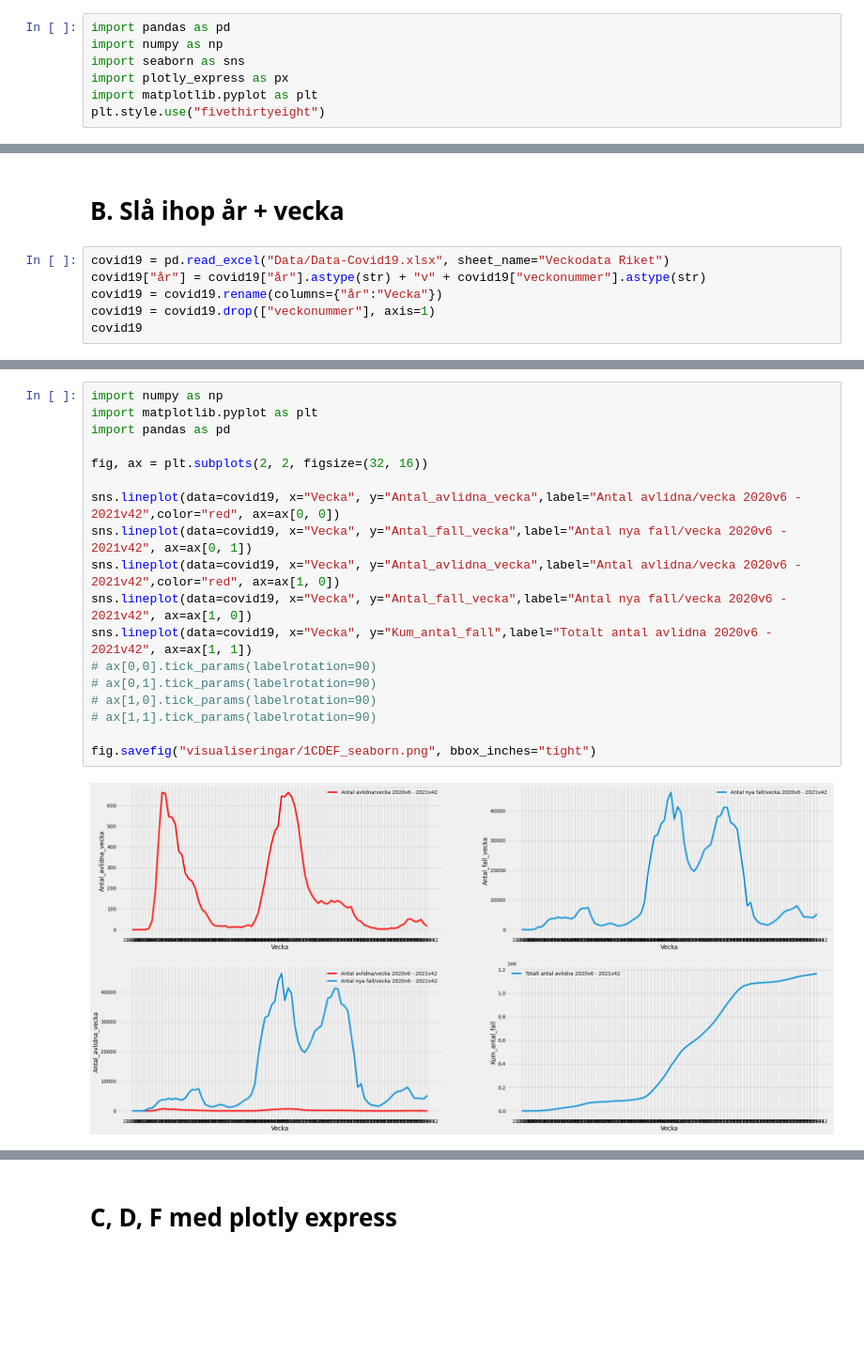
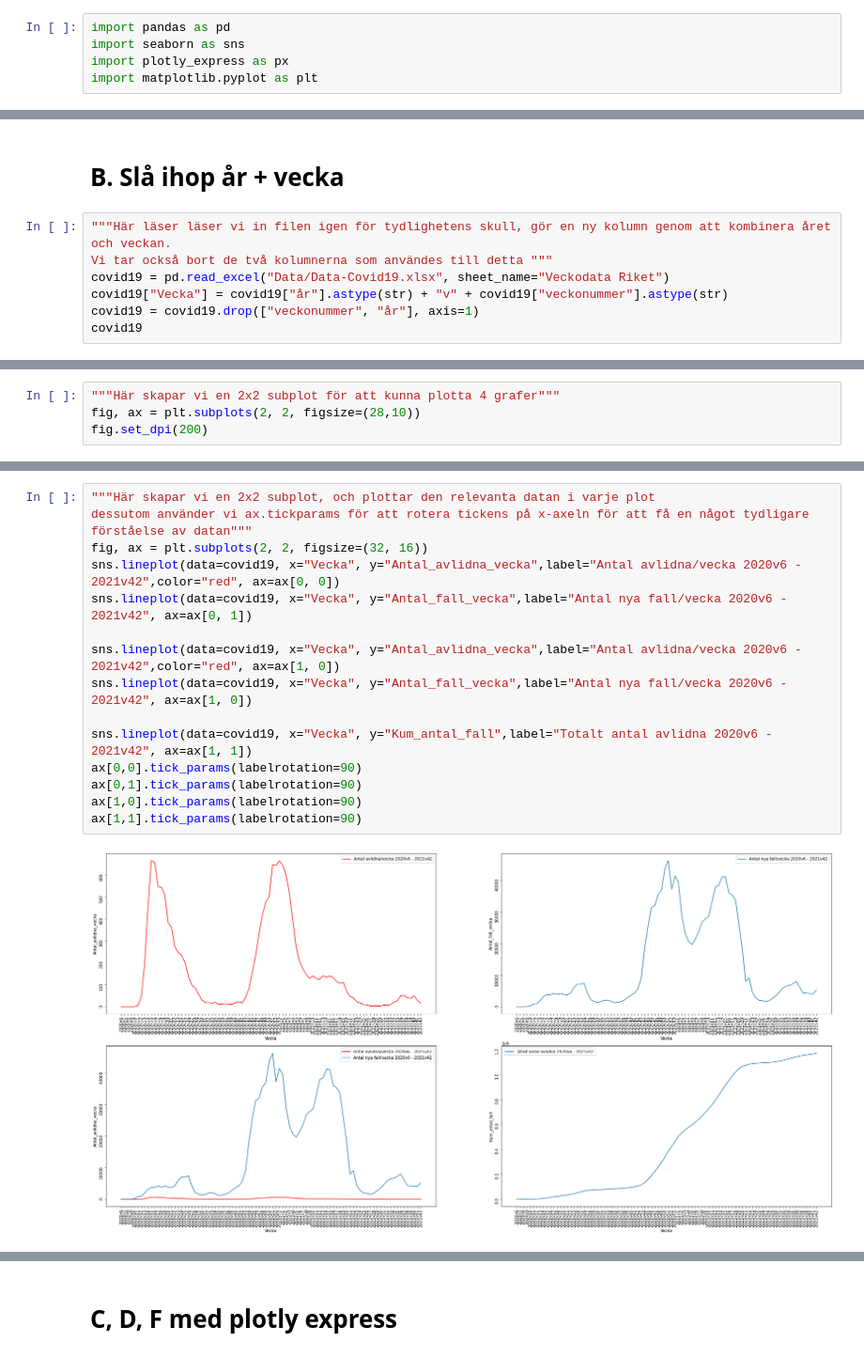
Before and after one commit to LukasKallstrom/databehandling_Lukas_Kallstrom, a Jupyter notebook: Labs/L1-Covid/covid.ipynb, the cells around one changed output, grey strips where cells are left out. Shown at 94% size. Saved outputs shown, nothing was run; the diff lists cells and outputs as text; blank space fills up the shorter version.

Commit message:
1cdef is more understandable and simple

```diff
--- a/Labs/L1-Covid/covid.ipynb
+++ b/Labs/L1-Covid/covid.ipynb
@@ -1,10 +1,8 @@
 # %%
 import pandas as pd
-import numpy as np
 import seaborn as sns
 import plotly_express as px
 import matplotlib.pyplot as plt
-plt.style.use("fivethirtyeight")
 # %% [markdown]
 # Uppgift 1.
 # A. Initial dataanalys
@@ -44,9 +44,10 @@ memory usage: 9.3 KB
 # %% [markdown]
 # B. Slå ihop år + vecka
 # %%
+"""Här läser läser vi in filen igen för tydlighetens skull, gör en ny kolumn genom att kombinera året och veckan.
+Vi tar också bort de två kolumnerna som användes till detta """
 covid19 = pd.read_excel("Data/Data-Covid19.xlsx", sheet_name="Veckodata Riket")
-covid19["år"] = covid19["år"].astype(str) + "v" + covid19["veckonummer"].astype(str)
-covid19 = covid19.rename(columns={"år":"Vecka"})
-covid19 = covid19.drop(["veckonummer"], axis=1)
+covid19["Vecka"] = covid19["år"].astype(str) + "v" + covid19["veckonummer"].astype(str)
+covid19 = covid19.drop(["veckonummer", "år"], axis=1)
 covid19
 # %% [output]
@@ -67,0 +74,4 @@ covid19
+# %%
+"""Här skapar vi en 2x2 subplot för att kunna plotta 4 grafer"""
+fig, ax = plt.subplots(2, 2, figsize=(28,10))
+fig.set_dpi(200)
@@ -68,20 +106,17 @@ covid19
 # %%
-import numpy as np
-import matplotlib.pyplot as plt
-import pandas as pd
-
+"""Här skapar vi en 2x2 subplot, och plottar den relevanta datan i varje plot
+dessutom använder vi ax.tickparams för att rotera tickens på x-axeln för att få en något tydligare förståelse av datan"""
 fig, ax = plt.subplots(2, 2, figsize=(32, 16))
-
 sns.lineplot(data=covid19, x="Vecka", y="Antal_avlidna_vecka",label="Antal avlidna/vecka 2020v6 - 2021v42",color="red", ax=ax[0, 0])
 sns.lineplot(data=covid19, x="Vecka", y="Antal_fall_vecka",label="Antal nya fall/vecka 2020v6 - 2021v42", ax=ax[0, 1])
+
 sns.lineplot(data=covid19, x="Vecka", y="Antal_avlidna_vecka",label="Antal avlidna/vecka 2020v6 - 2021v42",color="red", ax=ax[1, 0])
 sns.lineplot(data=covid19, x="Vecka", y="Antal_fall_vecka",label="Antal nya fall/vecka 2020v6 - 2021v42", ax=ax[1, 0])
+
 sns.lineplot(data=covid19, x="Vecka", y="Kum_antal_fall",label="Totalt antal avlidna 2020v6 - 2021v42", ax=ax[1, 1])
-# ax[0,0].tick_params(labelrotation=90)
-# ax[0,1].tick_params(labelrotation=90)
-# ax[1,0].tick_params(labelrotation=90)
-# ax[1,1].tick_params(labelrotation=90)
-
-fig.savefig("visualiseringar/1CDEF_seaborn.png", bbox_inches="tight")
+ax[0,0].tick_params(labelrotation=90)
+ax[0,1].tick_params(labelrotation=90)
+ax[1,0].tick_params(labelrotation=90)
+ax[1,1].tick_params(labelrotation=90)
 # %% [output]
-[figure, old version]
+[figure, new version]
```
Also changed, not shown: parts of 16 cells of this notebook.
